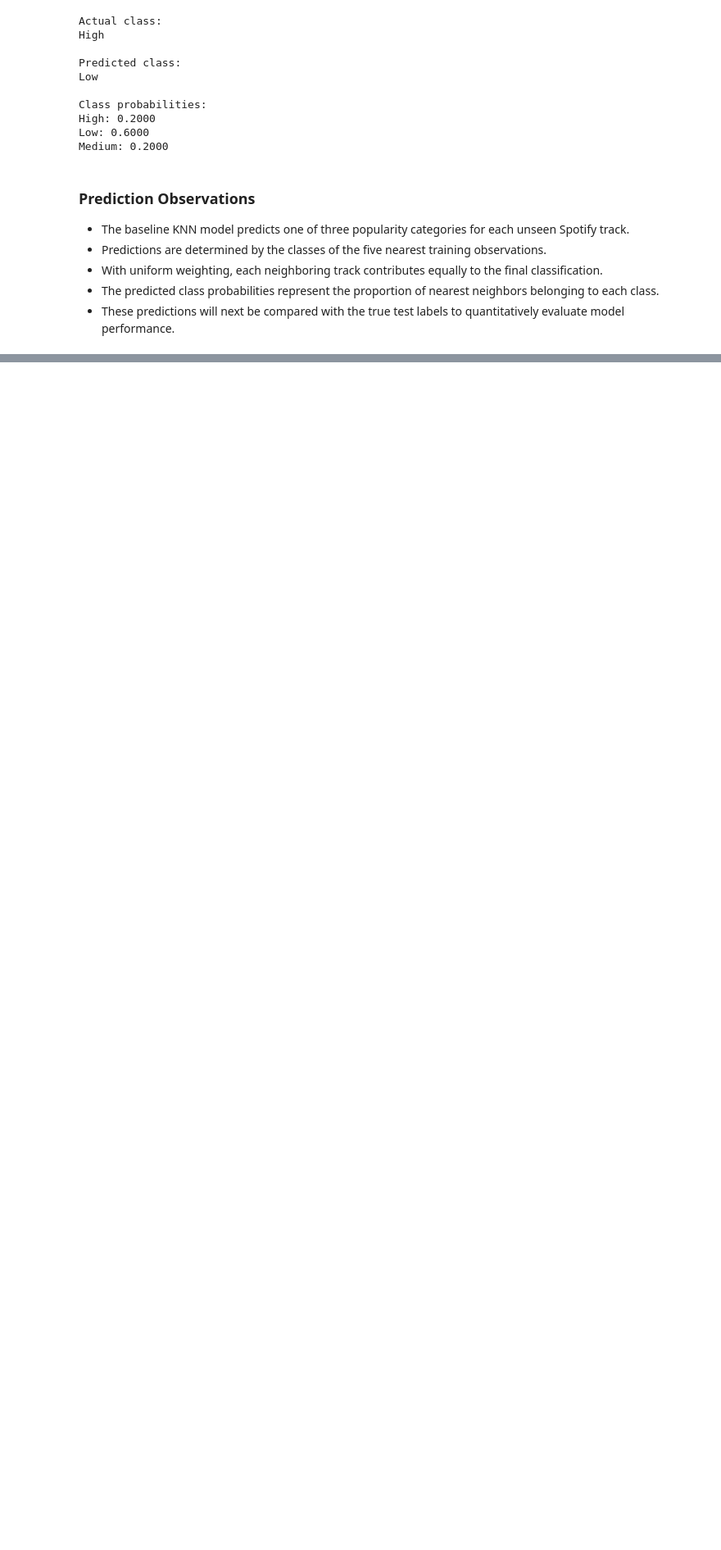
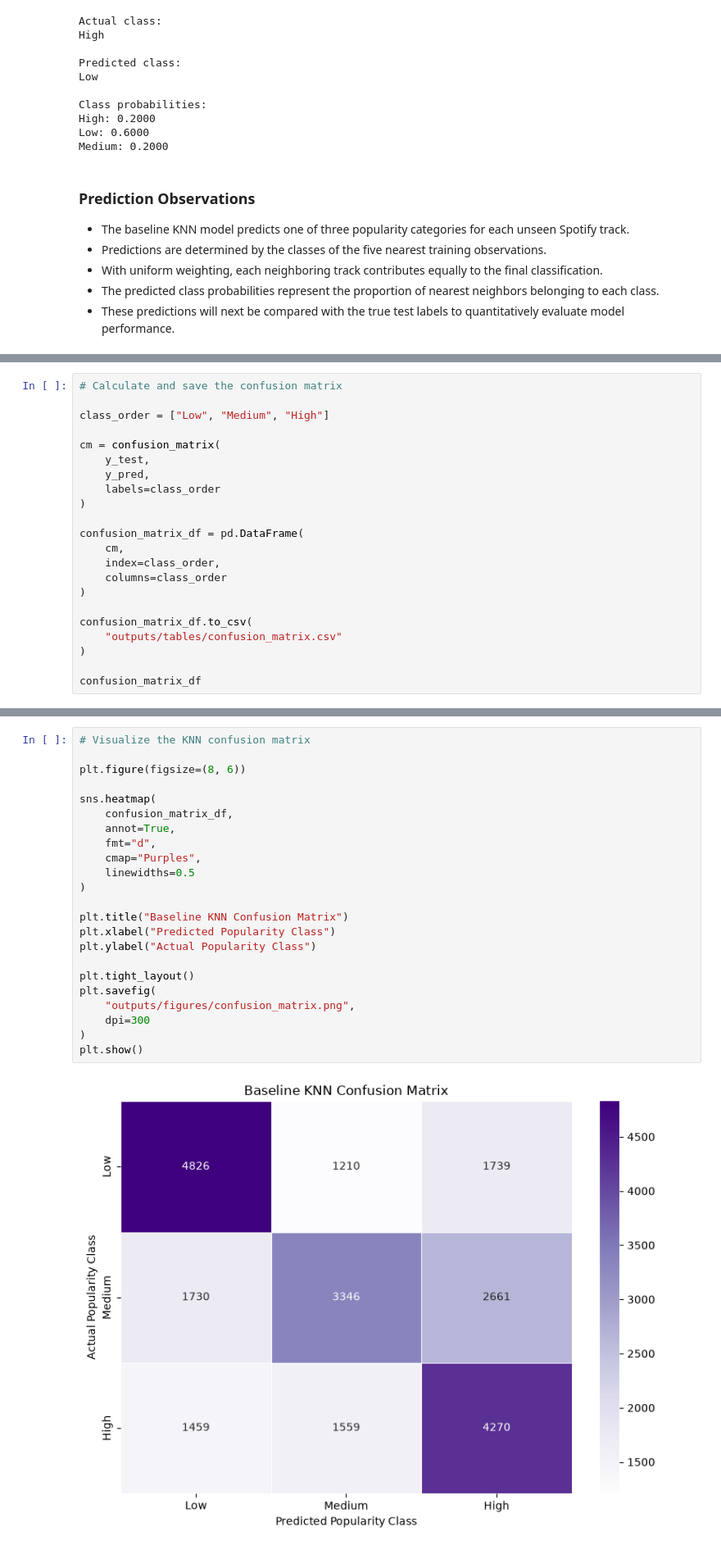
Before and after one commit to Pralishatripathy000/ml-knn, a Jupyter notebook: notebook.ipynb, the cells around one changed output, grey strips where cells are left out. Shown at 82% size. Drawn from its saved outputs; the diff is of its cells as text; blank space fills up the shorter version.

Commit message:
Add baseline KNN model evaluation

```diff
--- a/notebook.ipynb
+++ b/notebook.ipynb
@@ -1157,0 +1246,22 @@ Medium: 0.2000
+# %%
+# Calculate and save the confusion matrix
+
+class_order = ["Low", "Medium", "High"]
+
+cm = confusion_matrix(
+    y_test,
+    y_pred,
+    labels=class_order
+)
+
+confusion_matrix_df = pd.DataFrame(
+    cm,
+    index=class_order,
+    columns=class_order
+)
+
+confusion_matrix_df.to_csv(
+    "outputs/tables/confusion_matrix.csv"
+)
+
+confusion_matrix_df
@@ -1157,0 +1273,25 @@ Medium: 0.2000
+# %%
+# Visualize the KNN confusion matrix
+
+plt.figure(figsize=(8, 6))
+
+sns.heatmap(
+    confusion_matrix_df,
+    annot=True,
+    fmt="d",
+    cmap="Purples",
+    linewidths=0.5
+)
+
+plt.title("Baseline KNN Confusion Matrix")
+plt.xlabel("Predicted Popularity Class")
+plt.ylabel("Actual Popularity Class")
+
+plt.tight_layout()
+plt.savefig(
+    "outputs/figures/confusion_matrix.png",
+    dpi=300
+)
+plt.show()
+# %% [output]
+[figure, added]
```
Also changed, not shown: parts of 7 cells of this notebook, 5 other files.
